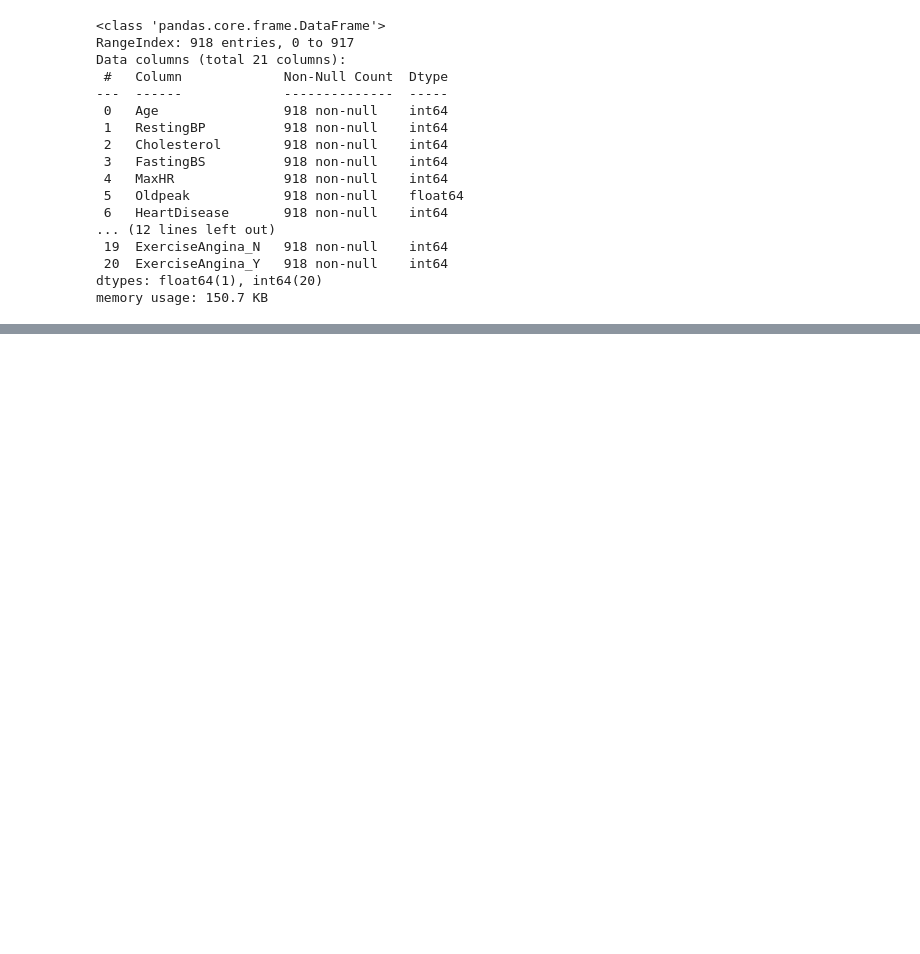
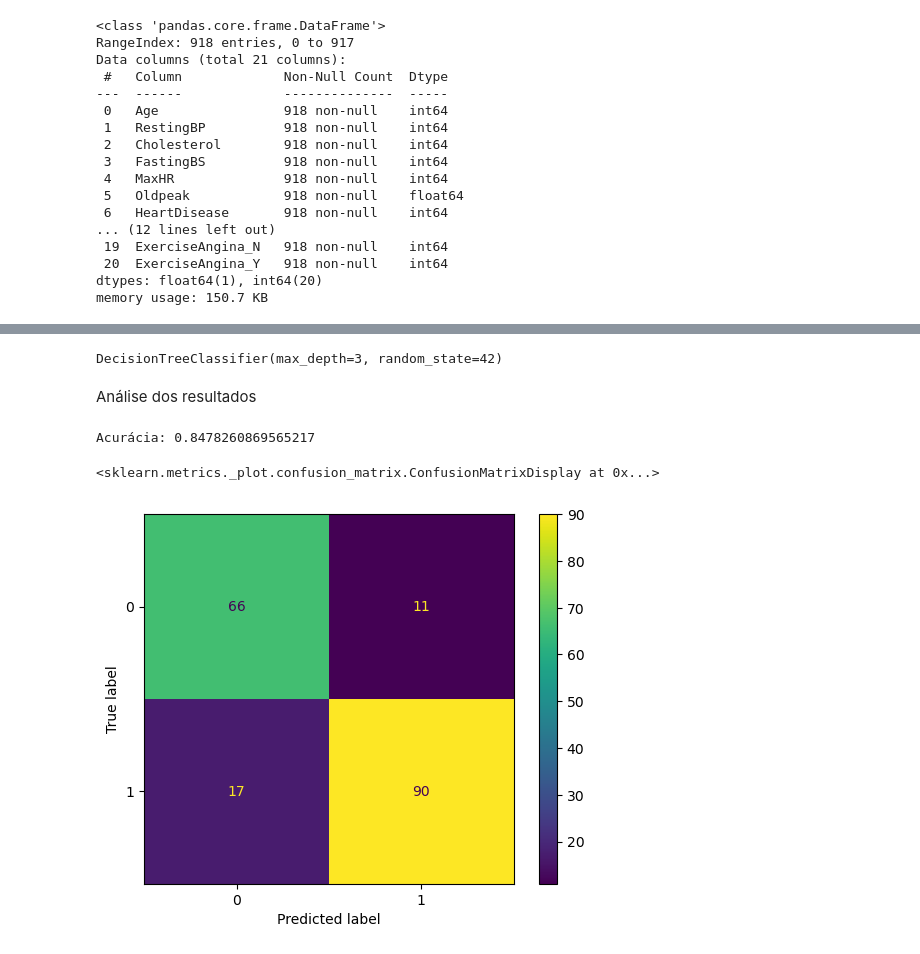
Before and after one commit to Francis1408/Heart_Disease_Classificator, a Jupyter notebook: Untitled.ipynb, the cells around one changed output, grey strips where cells are left out. Drawn from its saved outputs; the diff is of its cells as text; code cells hidden in the pictures; blank space fills up the shorter version.

Commit message:
Decision Tree done

```diff
--- a/Untitled.ipynb
+++ b/Untitled.ipynb
@@ -150,0 +166,14 @@ memory usage: 150.7 KB
+# %%
+# Divisão entre treino e teste em 80%
+
+X_train, X_test, y_train, y_test = train_test_split(X_encoded, y, test_size= 0.2,  random_state=42)
+
+# Mostra dados
+
+
+# Showing data
+print(f'Conjunto de treino:')
+print(f'Features: {X_train.shape} | Target: {y_train.shape}' )
+print(f'=============================================')
+print(f'Conjunto de teste:')
+print(f'Features: {X_test.shape} | Target: {y_test.shape}' )
@@ -150,0 +190,27 @@ memory usage: 150.7 KB
+# %%
+# Cria uma instância da Árvore de Decisão
+clf = DecisionTreeClassifier(max_depth=3, random_state=42)
+# %%
+# Treina o modelo
+clf.fit(X_train, y_train)
+# %% [output]
+DecisionTreeClassifier(max_depth=3, random_state=42)
+# %%
+# Realiza as previsões
+predictions = clf.predict(X_test)
+# %% [markdown]
+Análise dos resultados
+# %%
+# Retorna a acurácia do modelo com base no y_test
+accuracy = accuracy_score(y_test, predictions)
+print(f"Acurácia: {accuracy}")
+# %% [output]
+Acurácia: 0.8478260869565217
+# %%
+# Matriz de confusão
+cm = confusion_matrix(y_test, predictions)
+disp = ConfusionMatrixDisplay(confusion_matrix=cm)
+disp.plot()
+# %% [output]
+<sklearn.metrics._plot.confusion_matrix.ConfusionMatrixDisplay at 0x...>
+[figure, added]
```
Also changed, not shown: parts of 6 cells of this notebook.
